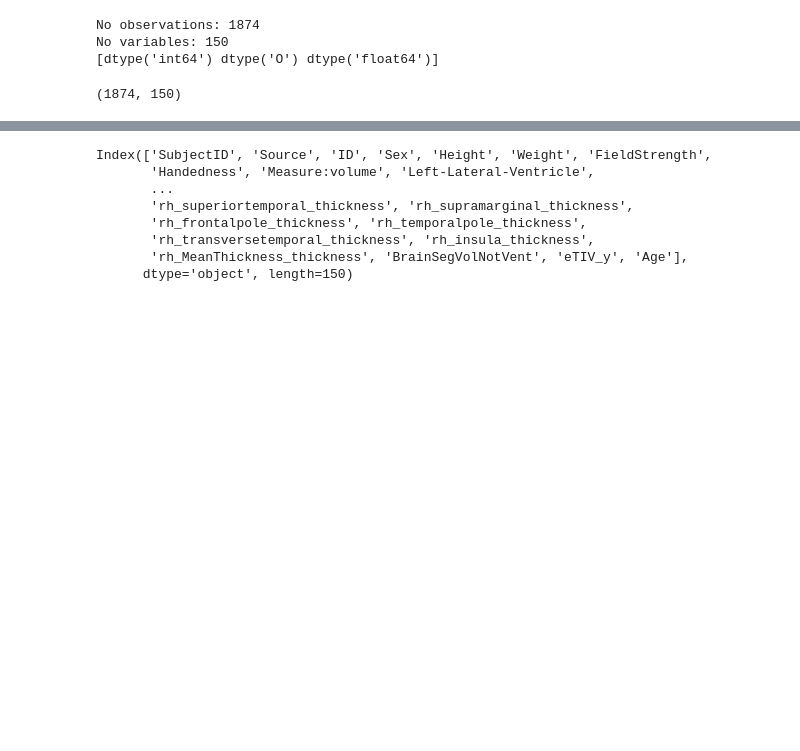
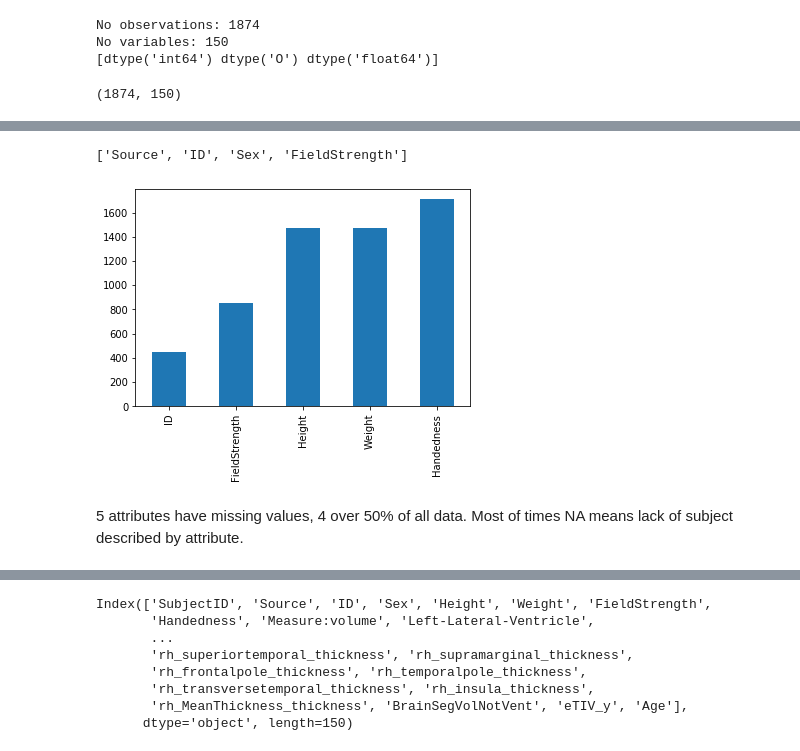
Before and after one commit to arvidl/elmed219-brainage, a Jupyter notebook: nbs/brain_age_explore.ipynb, the cells around one changed output, grey strips where cells are left out. Drawn from its saved outputs; the diff is of its cells as text; code cells hidden in the pictures; blank space fills up the shorter version.

```diff
--- a/nbs/brain_age_explore.ipynb
+++ b/nbs/brain_age_explore.ipynb
@@ -47,7 +48,7 @@ Seaborn version 0.9.0
 # %% [markdown]
 ## Read training data
 # %%
-data = pd.read_csv('../data/train.csv')
+train = pd.read_csv('../data/train.csv')
 # %% [markdown]
 ## Explore training data
 # %%
@@ -67,0 +92,5 @@ data.shape
+# %%
+qualitative = [f for f in train.columns if train.dtypes[f] == 'object']
+qualitative
+# %% [output]
+['Source', 'ID', 'Sex', 'FieldStrength']
@@ -67,0 +99,10 @@ data.shape
+# %%
+missing = train.isnull().sum()
+missing = missing[missing > 0]
+missing.sort_values(inplace=True)
+missing.plot.bar()
+plt.show()
+# %% [output]
+[figure, added]
+# %% [markdown]
+5 attributes have missing values, 4 over 50% of all data. Most of times NA means lack of subject described by attribute.
```
Also changed, not shown: parts of 19 cells of this notebook, 1 other file.
